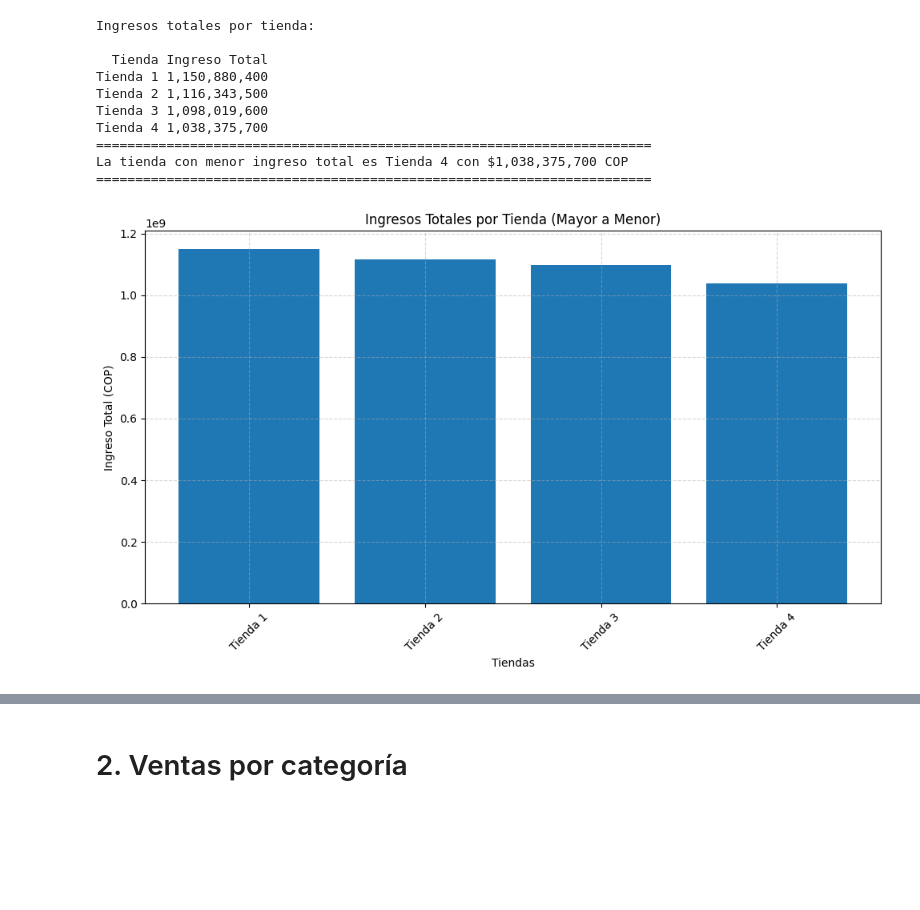
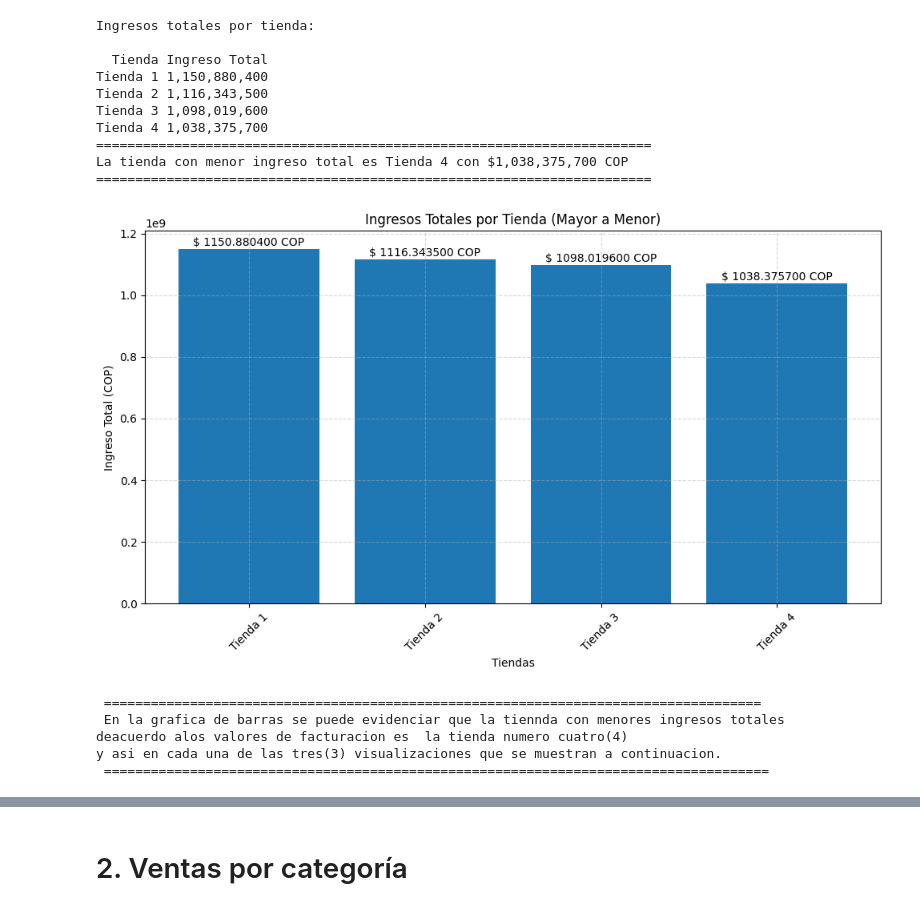
Before and after one commit to willian-ai/challenge1-data-science-latam-main, a Jupyter notebook: AluraStoreLatam.ipynb, the cells around one changed output, grey strips where cells are left out. Drawn from its saved outputs; the diff is of its cells as text; code cells hidden in the pictures; blank space fills up the shorter version.

```diff
--- a/AluraStoreLatam.ipynb
+++ b/AluraStoreLatam.ipynb
@@ -71,22 +74,39 @@ Tienda 4 1,038,375,700
 La tienda con menor ingreso total es Tienda 4 con $1,038,375,700 COP
 =======================================================================
 # %%
+
 # Ordenar resultados por ingreso total de mayor a menor
 resultados_ordenados = resultados.copy()
 resultados_ordenados['Ingreso Total'] = resultados_ordenados['Ingreso Total'].str.replace(',','').astype(float)
 resultados_ordenados = resultados_ordenados.sort_values('Ingreso Total', ascending=False)
 resultados_ordenados['Ingreso Total'] = resultados_ordenados['Ingreso Total'].apply(lambda x: '{:,.0f}'.format(x))
 
 # Crear gráfico de barras ordenado
 plt.figure(figsize=(10, 6))
-plt.bar(resultados_ordenados['Tienda'], resultados_ordenados['Ingreso Total'].astype(float))
+plt.bar(resultados_ordenados['Tienda'], resultados_ordenados['Ingreso Total'].str.replace(',','').astype(float))
 plt.title('Ingresos Totales por Tienda (Mayor a Menor)')
 plt.xlabel('Tiendas')
 plt.ylabel('Ingreso Total (COP)')
 plt.grid(True, linestyle='--', alpha=0.5)
+# Agregar los valores encima de las barras
+for i, valor in enumerate(resultados_ordenados['Ingreso Total'].str.replace(',','').astype(float)):
+    plt.text(i, valor + 10000000, f'$ {valor / 1e6:.6f} COP', ha='center', fontsize=10)
+
 plt.xticks(rotation=45)
 plt.tight_layout()
 plt.show()
 plt.close()
+
+print(" =======================================================================================")
+print(" En la grafica de barras se puede evidenciar que la tiennda con menores ingresos totales\ndeacuerdo alos valores de facturacion es  la tienda numero cuatro(4)\ny asi en cada una de las tres(3) visualizaciones que se muestran a continuacion.")
+
+print(" =======================================================================================")
+
+# Resultado de la evaluacion de la grafica
 # %% [output]
-[figure, old version]
+[figure, new version]
+ ====================================================================================
+ En la grafica de barras se puede evidenciar que la tiennda con menores ingresos totales
+deacuerdo alos valores de facturacion es  la tienda numero cuatro(4)
+y asi en cada una de las tres(3) visualizaciones que se muestran a continuacion.
+ =====================================================================================
```
Also changed, not shown: parts of 8 cells of this notebook, 1 other file.
